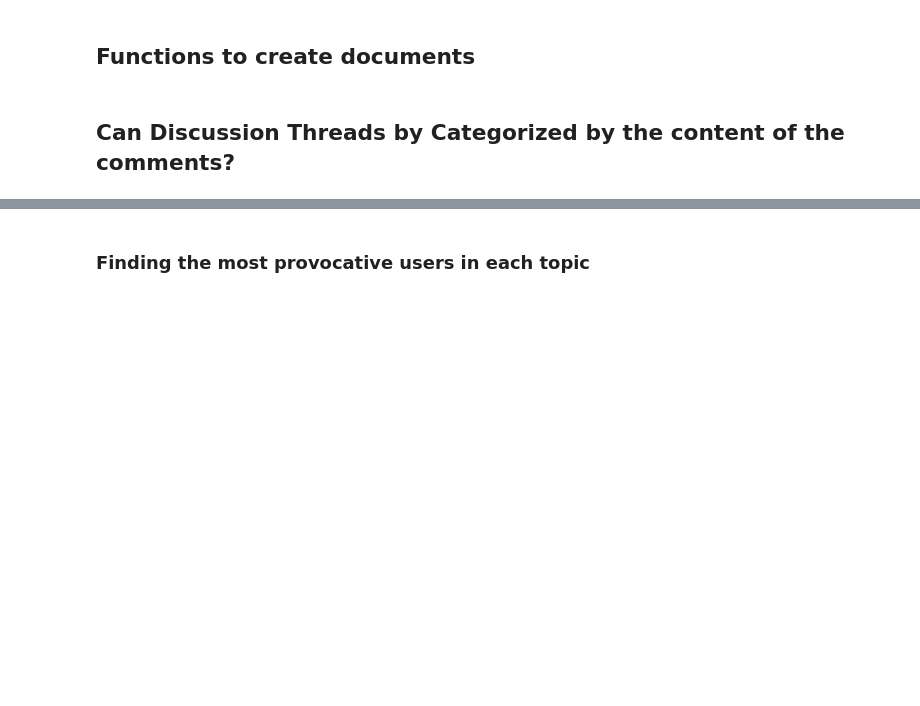
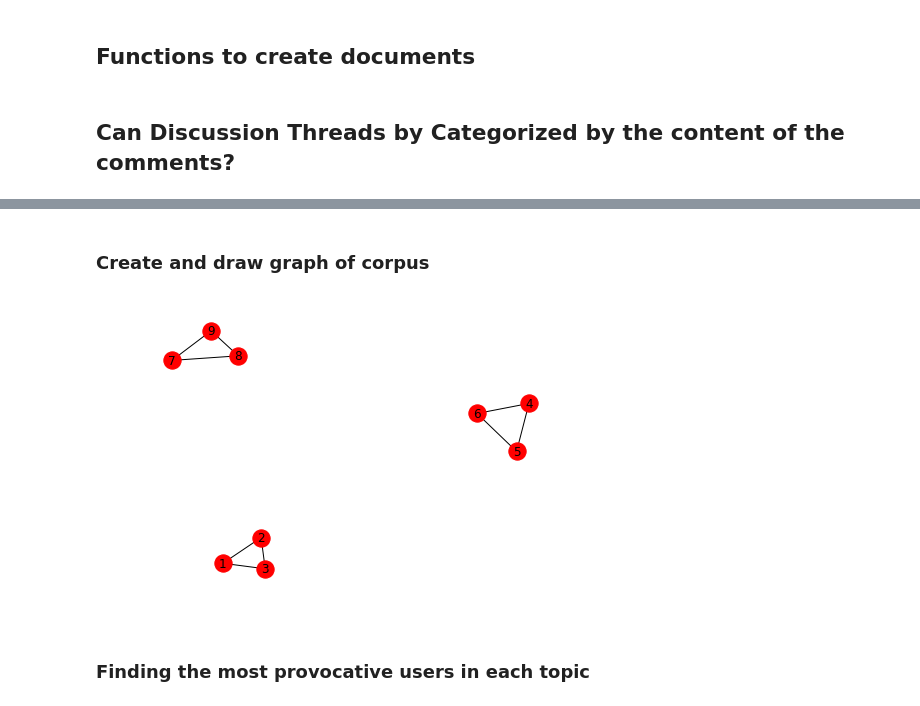
Before and after one commit to raymondgh/springboard-data-science, a Jupyter notebook: Capstone 2/Modeling.ipynb, the cells around one changed output, grey strips where cells are left out. Drawn from its saved outputs; the diff is of its cells as text; code cells hidden in the pictures; blank space fills up the shorter version.

Commit message:
graph added

```diff
--- a/Capstone 2/TF-IDF Test.ipynb
+++ b/Capstone 2/Modeling.ipynb
@@ -110,5 +110,7 @@ tf = TfidfVectorizer(analyzer='word', ngram_range=(1,1), min_df=0, stop_words='e
 # %%
 # define test documents
-sexism = [14988086, 13784509, 14967505]
+sexism = [14988086, 3739913, 14967505]
 selfDriving = [15644680, 13718586, 14338328]
 augmentedReality = [15124809, 14490239, 14713679]
+
+corpus = [makeDocument(id) for id in sexism + selfDriving + augmentedReality]
@@ -117,9 +119,14 @@ corpus = [makeDocument(id) for id in sexism + selfDriving + augmentedReality]
 # %%
 # find our most descriptive words!
+tf = TfidfVectorizer(analyzer='word', ngram_range=(1,1), min_df=0, stop_words='english')
+
 tfidf_matrix = tf.fit_transform(corpus)
 feature_names = tf.get_feature_names()
 dense_matrix = tfidf_matrix.todense()
 num_documents = len(corpus)
+
+docs_and_scores = defaultdict(list)
+
 for i in np.arange(num_documents):
     document_words = dense_matrix[i].tolist()[0]
     document_scores = [pair for pair in zip(range(0, len(document_words)), document_words) if pair[1] > 0]
@@ -128,6 +135,9 @@ for i in np.arange(num_documents):
 
     print("Top words in document {}".format(i + 1))
     for scores_tuple in sorted_scores:
+
+
+        docs_and_scores[i+1].append((feature_names[scores_tuple[0]], round(scores_tuple[1], 5)))
         print("\tWord: {}, TF-IDF: {}".format(feature_names[scores_tuple[0]], round(scores_tuple[1], 5)))
 # %% [output]
 Top words in document 1
@@ -149,0 +162,20 @@ Top words in document 3
+# %%
+edges = []
+
+for u in range(1, len(docs_and_scores)+1):
+    set1 = set([i[0] for i in docs_and_scores[u]])
+    for v in range(u+1, len(docs_and_scores)+1):
+        set2 = set([i[0] for i in docs_and_scores[v]])
+
+        keyword_intersections = set1.intersection(set2)
+
+        for word in keyword_intersections:
+
+            score1 = dict(docs_and_scores[u])[word]
+            score2 = dict(docs_and_scores[u])[word]
+
+            weight = score1 * score2
+
+            edges.append((u, v, word, weight))
+
+edges
@@ -150,3 +195,17 @@ Top words in document 3
+# %% [markdown]
+### Create and draw graph of corpus
+# %%
+G = nx.Graph()
+
+G.add_nodes_from(list(docs_and_scores.keys()))
+
+for edge in edges:
+    G.add_edge(edge[0], edge[1], key=edge[2], weight=edge[3])
+
+nx.draw(G, with_labels=True)
+plt.show()
+# %% [output]
+[figure, added]
 # %% [markdown]
 ### Finding the most provocative users in each topic
 # %%
```
Also changed, not shown: parts of 8 cells of this notebook, 1 other file.
